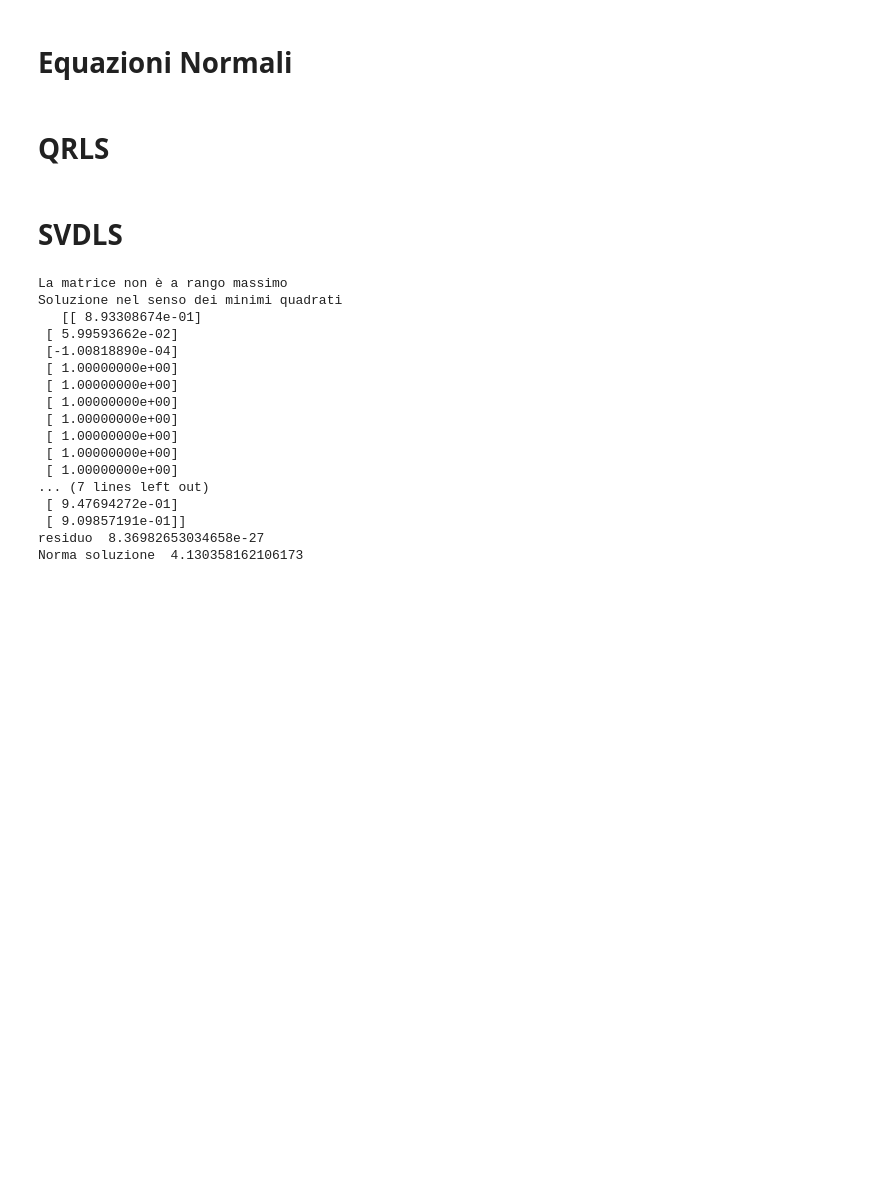
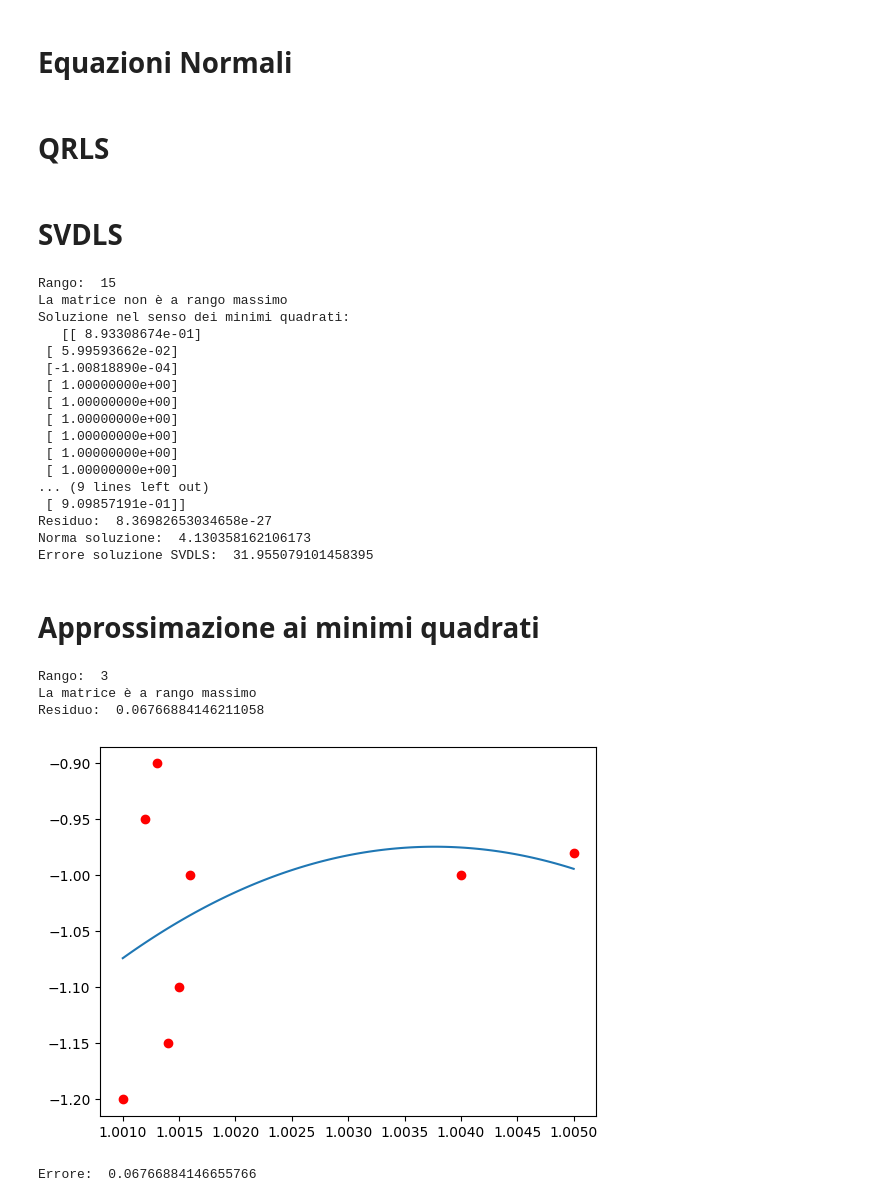
Before and after one commit to SonOfGillas/MetodiNumerici, a Jupyter notebook: Sovradeterminati.ipynb, the cells around one changed output. Drawn from its saved outputs; the diff is of its cells as text; code cells hidden in the pictures; blank space fills up the shorter version.

```diff
--- a/Sovradeterminati.ipynb
+++ b/Sovradeterminati.ipynb
@@ -70,13 +70,20 @@ def SVDLS(A, b):
     residuo = np.linalg.norm(d[k:])**2
     return x, residuo
 # %%
-x, residuo = SVDLS(A1, b1)
-print("Soluzione nel senso dei minimi quadrati\n  ", x)
-print("residuo ", residuo)
-print("Norma soluzione ", np.linalg.norm(x))
+
+sol, residuo = SVDLS(A1, b1)
+print("Soluzione nel senso dei minimi quadrati:\n  ", sol)
+print("Residuo: ", residuo)
+print("Norma soluzione: ", np.linalg.norm(sol))
+
+# Di quanto ci discostiamo dalla soluzione esatta?
+x_esatta = np.ones_like(sol)
+err = np.linalg.norm(sol - x_esatta) / np.linalg.norm(x_esatta)
+print("Errore soluzione SVDLS: ", err * 100)
 # %% [output]
+Rango:  15
 La matrice non è a rango massimo
-Soluzione nel senso dei minimi quadrati
+Soluzione nel senso dei minimi quadrati:
    [[ 8.93308674e-01]
  [ 5.99593662e-02]
  [-1.00818890e-04]
@@ -86,9 +93,37 @@ Soluzione nel senso dei minimi quadrati
  [ 1.00000000e+00]
  [ 1.00000000e+00]
  [ 1.00000000e+00]
- [ 1.00000000e+00]
-... (7 lines left out)
- [ 9.47694272e-01]
+... (9 lines left out)
  [ 9.09857191e-01]]
-residuo  8.36982653034658e-27
-Norma soluzione  4.130358162106173
+Residuo:  8.36982653034658e-27
+Norma soluzione:  4.130358162106173
+Errore soluzione SVDLS:  31.955079101458395
+# %% [markdown]
+# Approssimazione ai minimi quadrati
+# %%
+# Dati due vettori di dati, cerco di capire come meglio le funzioni
+# possano essere usate per l'approssimazione ai minimi quadrati
+x = np.array([1.001, 1.004, 1.005, 1.0012,
+                1.0013,   1.0014,   1.0015,  1.0016])
+y = np.array([-1.2, -1.0, -0.98, -0.95,
+                -0.9, -1.15, -1.1, -1])
+m = x.shape[0]
+n = 2  # grado del polinomio di regressione
+n1 = n + 1  # gradi di libertà
+A = np.vander(x, increasing=True)[:, :n1]
+alpha, residuo = SVDLS(A, y)
+#alpha = eqnorm(A, y)
+
+print("Residuo: ", residuo)
+xv = np.linspace(np.min(x), np.max(x), 100)
+pol1 = np.polyval(np.flip(alpha), xv)
+plt.plot(xv, pol1, x, y, 'ro')
+plt.show()
+errore = np.linalg.norm(y - np.polyval(np.flip(alpha), x))**2
+print("Errore: ", errore)
+# %% [output]
+Rango:  3
+La matrice è a rango massimo
+Residuo:  0.06766884146211058
+[figure, added]
+Errore:  0.06766884146655766
```
Also changed, not shown: parts of 5 cells of this notebook, 1 other file.
